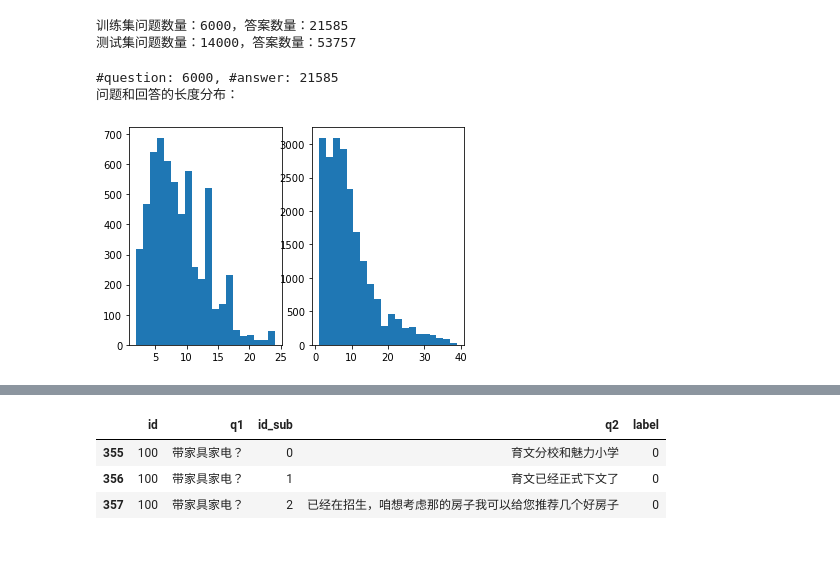
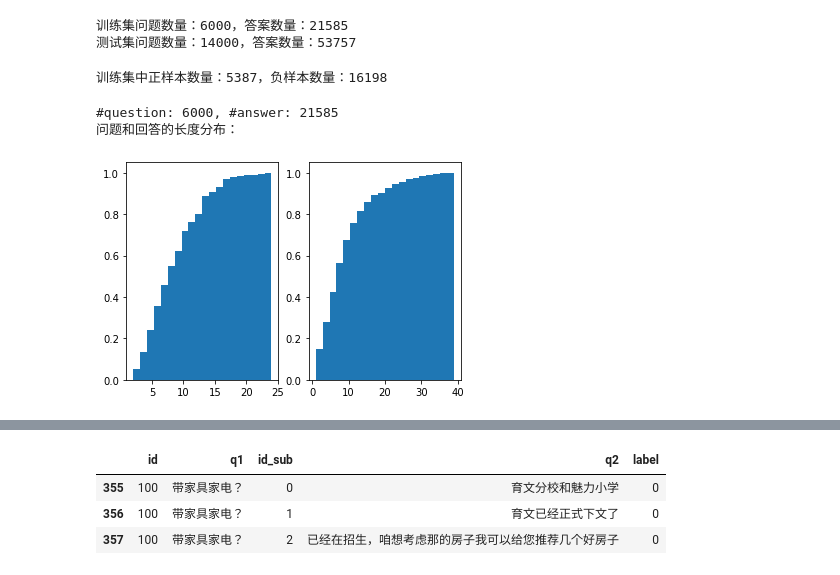
Before and after one commit to AlfredWGA/House-Property-QA, a Jupyter notebook: data/raw_data/stats.ipynb, the cells around one changed output, grey strips where cells are left out. Drawn from its saved outputs; the diff is of its cells as text; code cells hidden in the pictures.

```diff
--- a/data/raw_data/stats.ipynb
+++ b/data/raw_data/stats.ipynb
@@ -6,0 +49,3 @@ from tqdm import tqdm
+# %%
+a = np.asarray(['d', '2'])
+(a == '2').astype(np.int32)
@@ -6,0 +65,3 @@ from tqdm import tqdm
+# %%
+for x in a:
+    print(x)
@@ -43,3 +176,10 @@ print(f'测试集问题数量：{len(test_query)}，答案数量：{len(test_rep
 # %% [output]
 训练集问题数量：6000，答案数量：21585
 测试集问题数量：14000，答案数量：53757
+# %%
+num_label = [0, 0]
+for label in train_df['label']:
+    num_label[label] += 1
+print(f'训练集中正样本数量：{num_label[1]}，负样本数量：{num_label[0]}')
+# %% [output]
+训练集中正样本数量：5387，负样本数量：16198
@@ -49,12 +197,12 @@ a_length = train_reply['q2'].apply(func=lambda x: len(str(x))).sort_values()
 # %%
 print(f'#question: {len(train_query)}, #answer: {len(train_reply)}')
 print('问题和回答的长度分布：')
 plt.subplot(121)
-plt.hist(q_length[:-50], bins=20)
+plt.hist(q_length[:-50], density=True, cumulative=True, bins=20)
 plt.subplot(122)
-plt.hist(a_length.sort_values()[:-500], bins=20)
+plt.hist(a_length.sort_values()[:-500], density=True, cumulative=True, bins=20)
 plt.show()
 # %% [output]
 #question: 6000, #answer: 21585
 问题和回答的长度分布：
-[figure, old version]
+[figure, new version]
```
Also changed, not shown: parts of 67 cells of this notebook, 3 other files.
